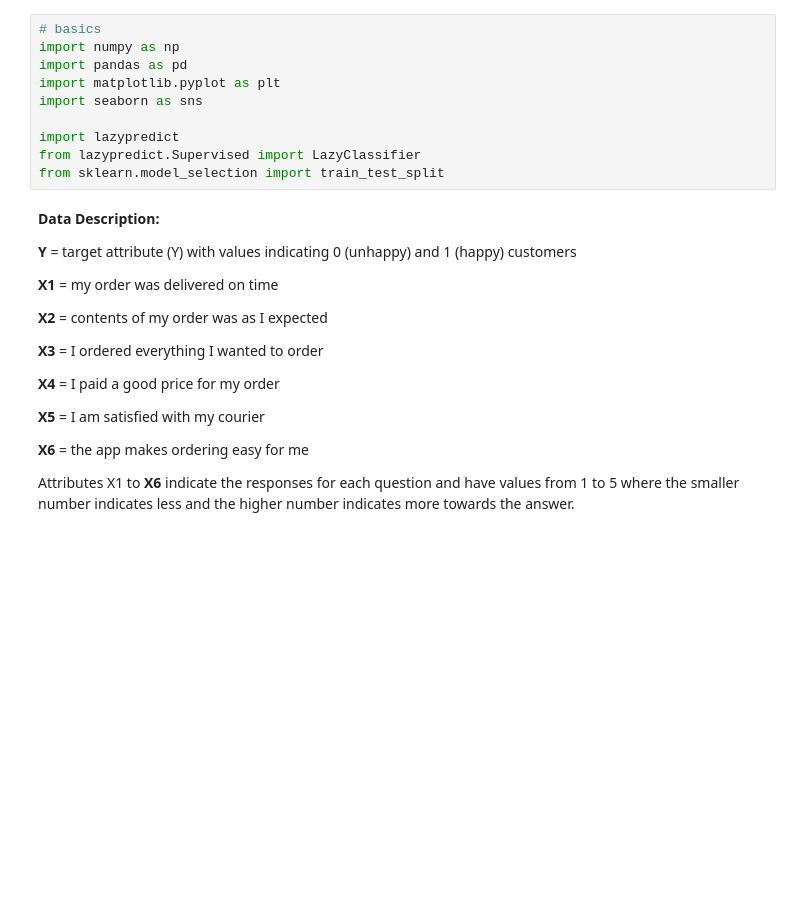
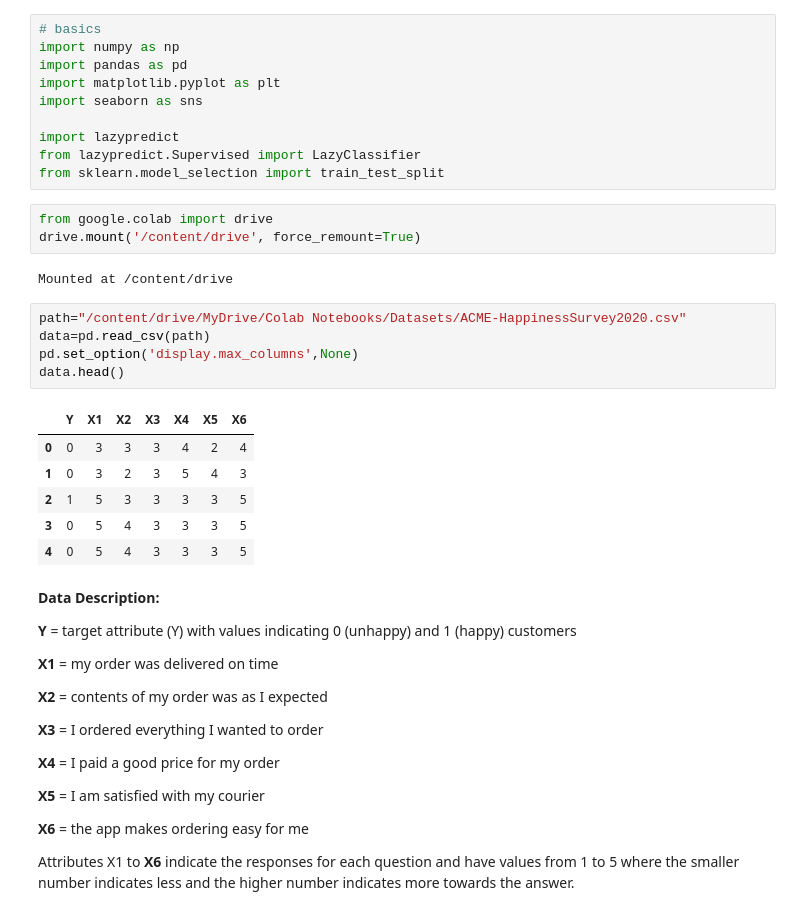
Before and after one commit to Ch-Ibrahim/JvqxoRA0CZZxKRuZ, a Jupyter notebook: oDyWE1Gt2Za5Kem6.ipynb, the cells around one changed output. Drawn from its saved outputs; the diff is of its cells as text; blank space fills up the shorter version.

```diff
--- a/oDyWE1Gt2Za5Kem6.ipynb
+++ b/oDyWE1Gt2Za5Kem6.ipynb
@@ -28,6 +30,23 @@ import seaborn as sns
 import lazypredict
 from lazypredict.Supervised import LazyClassifier
 from sklearn.model_selection import train_test_split
+# %%
+from google.colab import drive
+drive.mount('/content/drive', force_remount=True)
+# %% [output]
+Mounted at /content/drive
+# %%
+path="/content/drive/MyDrive/Colab Notebooks/Datasets/ACME-HappinessSurvey2020.csv"
+data=pd.read_csv(path)
+pd.set_option('display.max_columns',None)
+data.head()
+# %% [output]
+|  | Y | X1 | X2 | X3 | X4 | X5 | X6 |
+| 0 | 0 | 3 | 3 | 3 | 4 | 2 | 4 |
+| 1 | 0 | 3 | 2 | 3 | 5 | 4 | 3 |
+| 2 | 1 | 5 | 3 | 3 | 3 | 3 | 5 |
+| 3 | 0 | 5 | 4 | 3 | 3 | 3 | 5 |
+| 4 | 0 | 5 | 4 | 3 | 3 | 3 | 5 |
 # %% [markdown]
 **Data Description:**
 
```
Also changed, not shown: parts of 2 cells of this notebook.
